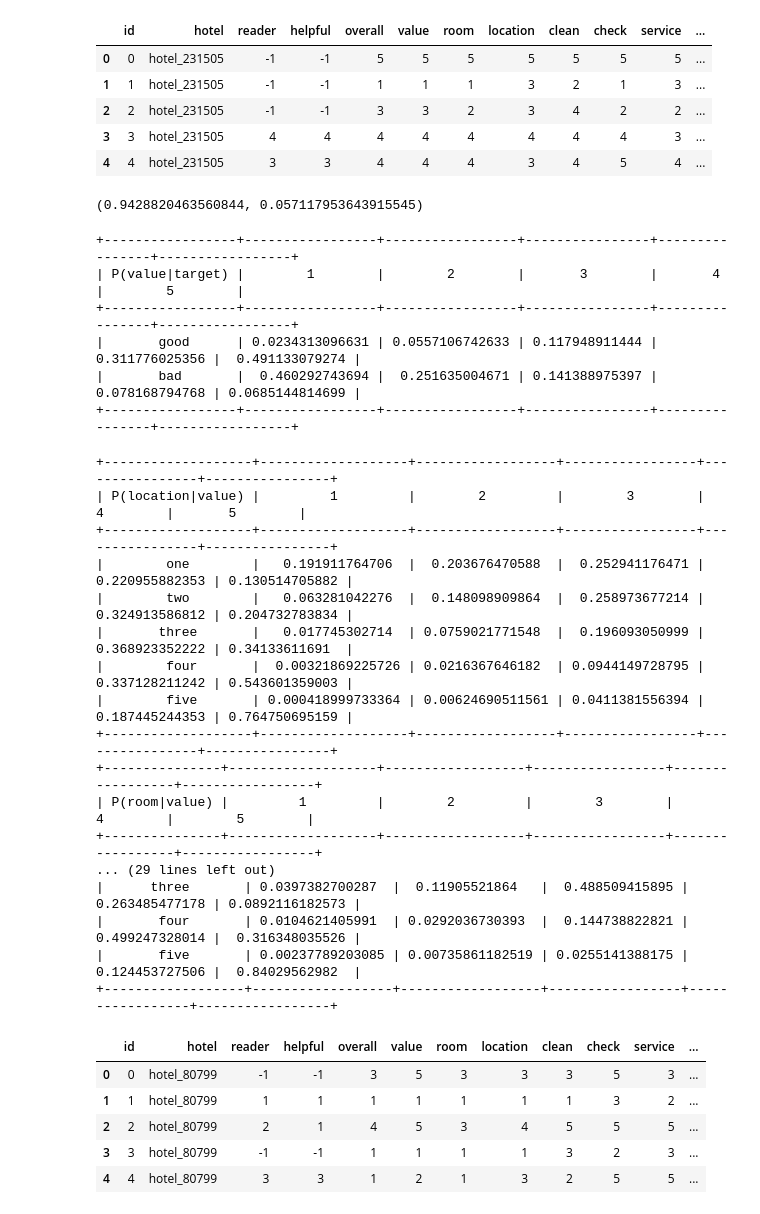
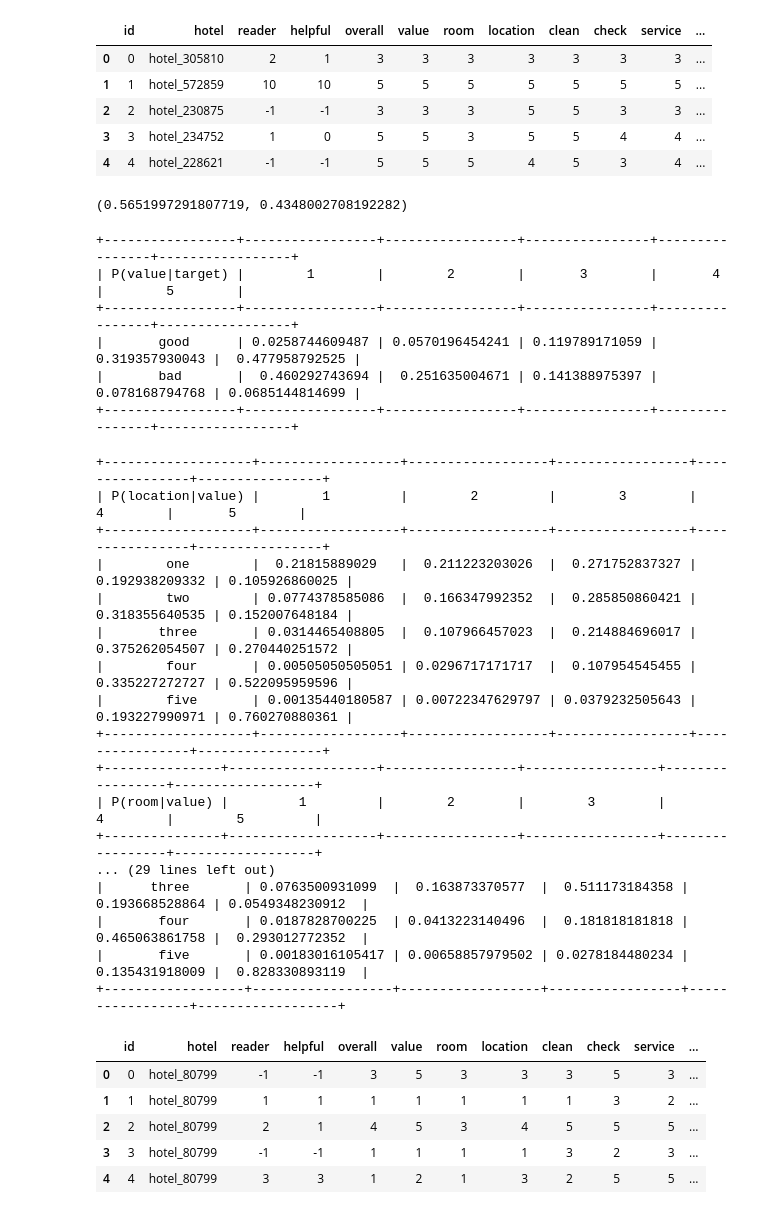
Before and after one commit to ricardoanibalmatamorosaragon/prediction_tripadvisor, a Jupyter notebook: bayesian_net_sentimental.ipynb, the cells around one changed output. Drawn from its saved outputs; the diff is of its cells as text; code cells hidden in the pictures.

```diff
--- a/bayesian_net_sentimental.ipynb
+++ b/bayesian_net_sentimental.ipynb
@@ -15,16 +15,23 @@ from prettytable import PrettyTable
 
 #read csv
 import pandas as pd
-# %%
-data=pd.read_csv("./csv/training_sentimental.csv")
-data.head(5)
-# %% [output]
-|  | id | hotel | reader | helpful | overall | value | room | location | clean | check | service | ... |
-| 0 | 0 | hotel_231505 | -1 | -1 | 5 | 5 | 5 | 5 | 5 | 5 | 5 | ... |
-| 1 | 1 | hotel_231505 | -1 | -1 | 1 | 1 | 1 | 3 | 2 | 1 | 3 | ... |
-| 2 | 2 | hotel_231505 | -1 | -1 | 3 | 3 | 2 | 3 | 4 | 2 | 2 | ... |
-| 3 | 3 | hotel_231505 | 4 | 4 | 4 | 4 | 4 | 4 | 4 | 4 | 3 | ... |
-| 4 | 4 | hotel_231505 | 3 | 3 | 4 | 4 | 4 | 3 | 4 | 5 | 4 | ... |
+# %%
+#data set dopo il processo di undersampling con weka
+data=pd.read_csv("./csv/training_sentimental_undersampling.csv")
+del data['id']
+data['id'] = np.arange(len(data))
+cols=data.columns.tolist()
+cols= cols[-1:]+cols[:-1]
+data=data[cols]
+all_data=len(data)
+data.head()
+# %% [output]
+|  | id | hotel | reader | helpful | overall | value | room | location | clean | check | service | ... |
+| 0 | 0 | hotel_305810 | 2 | 1 | 3 | 3 | 3 | 3 | 3 | 3 | 3 | ... |
+| 1 | 1 | hotel_572859 | 10 | 10 | 5 | 5 | 5 | 5 | 5 | 5 | 5 | ... |
+| 2 | 2 | hotel_230875 | -1 | -1 | 3 | 3 | 3 | 5 | 5 | 3 | 3 | ... |
+| 3 | 3 | hotel_234752 | 1 | 0 | 5 | 5 | 3 | 5 | 5 | 4 | 4 | ... |
+| 4 | 4 | hotel_228621 | -1 | -1 | 5 | 5 | 5 | 4 | 5 | 3 | 4 | ... |
 # %%
 all_data=len(data)
 bad=data.query('target == "bad" and overall >0')
@@ -34,7 +41,7 @@ good_n=len(good)
 
 print(float(good_n)/all_data,float(bad_n)/all_data)
 # %% [output]
-(0.9428820463560844, 0.057117953643915545)
+(0.5651997291807719, 0.4348002708192282)
 # %%
 #numero di volte per ogni valore di value dato good
 value_g_1=data.query('target == "good" and value == 1')
@@ -138,7 +145,7 @@ print(generate_cpt_bin("value",value_g,value_b))
 +-----------------+-----------------+-----------------+----------------+----------------+-----------------+
 | P(value|target) |        1        |        2        |       3        |       4        |        5        |
 +-----------------+-----------------+-----------------+----------------+----------------+-----------------+
-|       good      | 0.0234313096631 | 0.0557106742633 | 0.117948911444 | 0.311776025356 |  0.491133079274 |
+|       good      | 0.0258744609487 | 0.0570196454241 | 0.119789171059 | 0.319357930043 |  0.477958792525 |
 |       bad       |  0.460292743694 |  0.251635004671 | 0.141388975397 | 0.078168794768 | 0.0685144814699 |
 +-----------------+-----------------+-----------------+----------------+----------------+-----------------+
 # %%
@@ -186,23 +193,23 @@ print(cpt_s_c)
 cpt_s_check=generate_cpt('check','service',service_check)
 print(cpt_s_check)
 # %% [output]
-+-------------------+-------------------+------------------+-----------------+----------------+----------------+
-| P(location|value) |         1         |        2         |        3        |       4        |       5        |
-+-------------------+-------------------+------------------+-----------------+----------------+----------------+
-|        one        |   0.191911764706  |  0.203676470588  |  0.252941176471 | 0.220955882353 | 0.130514705882 |
-|        two        |   0.063281042276  |  0.148098909864  |  0.258973677214 | 0.324913586812 | 0.204732783834 |
-|       three       |   0.017745302714  | 0.0759021771548  |  0.196093050999 | 0.368923352222 | 0.34133611691  |
-|        four       |  0.00321869225726 | 0.0216367646182  | 0.0944149728795 | 0.337128211242 | 0.543601359003 |
-|        five       | 0.000418999733364 | 0.00624690511561 | 0.0411381556394 | 0.187445244353 | 0.764750695159 |
-+-------------------+-------------------+------------------+-----------------+----------------+----------------+
-+---------------+-------------------+------------------+-----------------+-----------------+-----------------+
-| P(room|value) |         1         |        2         |        3        |        4        |        5        |
-+---------------+-------------------+------------------+-----------------+-----------------+-----------------+
++-------------------+------------------+------------------+-----------------+----------------+----------------+
+| P(location|value) |        1         |        2         |        3        |       4        |       5        |
++-------------------+------------------+------------------+-----------------+----------------+----------------+
+|        one        |  0.21815889029   |  0.211223203026  |  0.271752837327 | 0.192938209332 | 0.105926860025 |
+|        two        | 0.0774378585086  |  0.166347992352  |  0.285850860421 | 0.318355640535 | 0.152007648184 |
+|       three       | 0.0314465408805  |  0.107966457023  |  0.214884696017 | 0.375262054507 | 0.270440251572 |
+|        four       | 0.00505050505051 | 0.0296717171717  |  0.107954545455 | 0.335227272727 | 0.522095959596 |
+|        five       | 0.00135440180587 | 0.00722347629797 | 0.0379232505643 | 0.193227990971 | 0.760270880361 |
++-------------------+------------------+------------------+-----------------+----------------+----------------+
++---------------+-------------------+-----------------+-----------------+-----------------+------------------+
+| P(room|value) |         1         |        2        |        3        |        4        |        5         |
++---------------+-------------------+-----------------+-----------------+-----------------+------------------+
 ... (29 lines left out)
-|      three       | 0.0397382700287  |  0.11905521864   |  0.488509415895 |  0.263485477178 | 0.0892116182573 |
-|       four       | 0.0104621405991  | 0.0292036730393  |  0.144738822821 |  0.499247328014 |  0.316348035526 |
-|       five       | 0.00237789203085 | 0.00735861182519 | 0.0255141388175 |  0.124453727506 |  0.84029562982  |
-+------------------+------------------+------------------+-----------------+-----------------+-----------------+
+|      three       | 0.0763500931099  |  0.163873370577  |  0.511173184358 |  0.193668528864 | 0.0549348230912  |
+|       four       | 0.0187828700225  | 0.0413223140496  |  0.181818181818 |  0.465063861758 |  0.293012772352  |
+|       five       | 0.00183016105417 | 0.00658857979502 | 0.0278184480234 |  0.135431918009 |  0.828330893119  |
++------------------+------------------+------------------+-----------------+-----------------+------------------+
 # %%
 data_test=pd.read_csv("./csv/testing_sentimental.csv")
 data_test.head()
```
Also changed, not shown: parts of 1 cell of this notebook.
